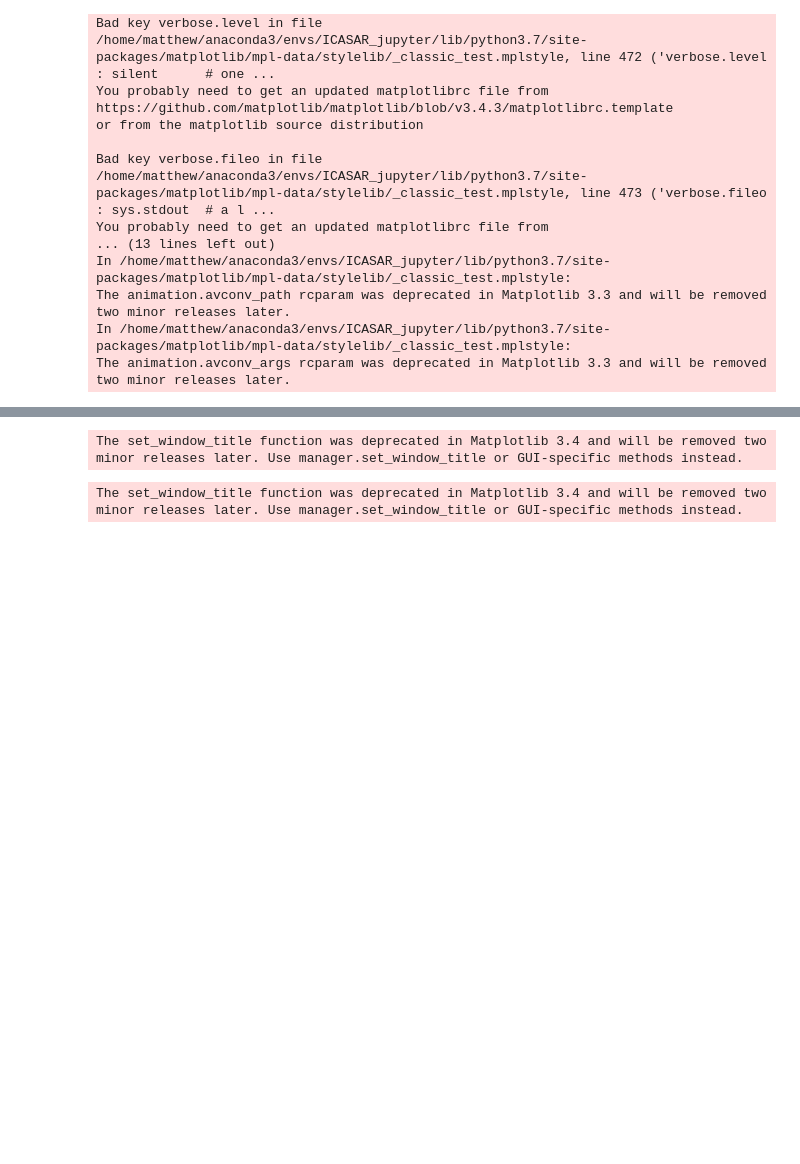
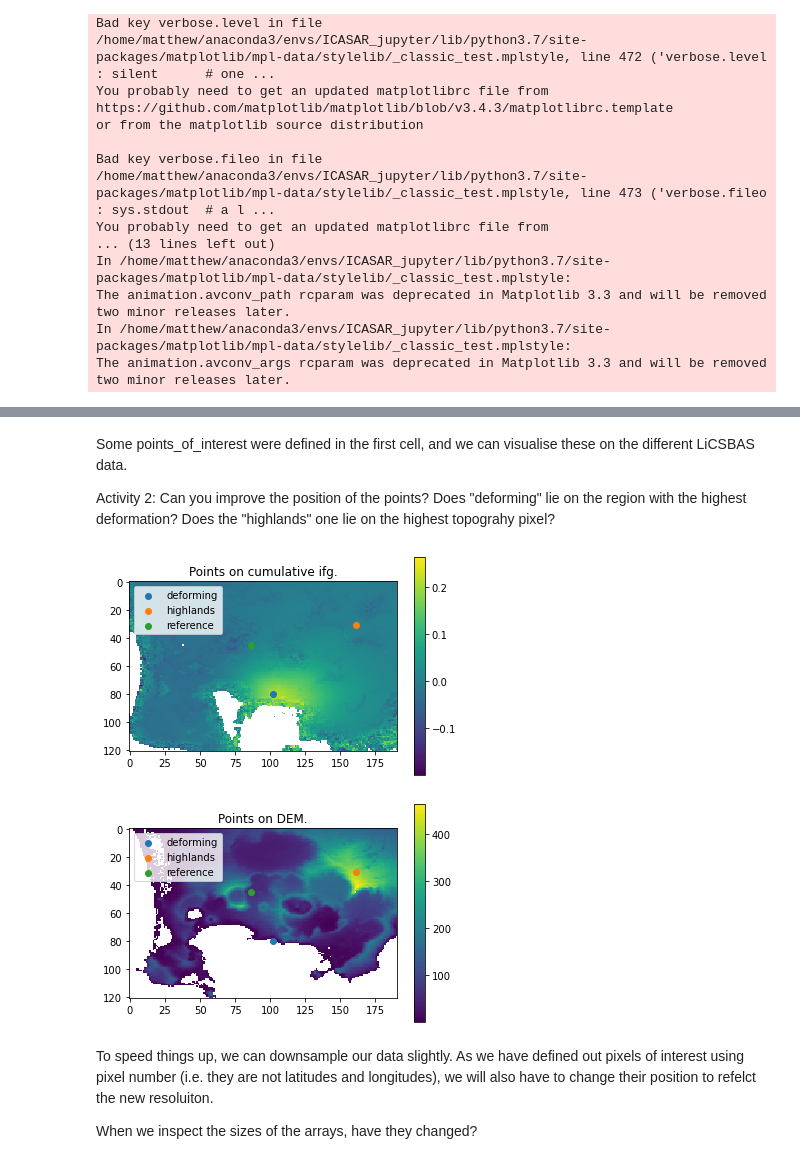
Before and after one commit to matthew-gaddes/insar_workshop, a Jupyter notebook: COMET_workshop.ipynb, the cells around one changed output, grey strips where cells are left out. Cells and saved outputs as stored; diff of their text form; code cells hidden in the pictures; blank space fills up the shorter version.

```diff
--- a/COMET_workshop.ipynb
+++ b/COMET_workshop.ipynb
@@ -239,23 +122,24 @@ baselines_cumulative : 157
-# %%
-#%% Have a look at some parts of the LiCSBAS time series
-
-# 1: The DEM.
-matrix_show(displacement_r2['dem'], title = 'DEM')
-
-# 2: The mask.
-matrix_show(displacement_r2['mask'], title = 'Mask')
-# %% [output]
-The set_window_title function was deprecated in Matplotlib 3.4 and will be removed two minor releases later. Use manager.set_window_title or GUI-specific methods instead.
-# %%
-#%% Investigate the difference between row vectors and rank 2 data
-
-# 3: The last cumulative interferogram.
-matrix_show(np.sum(displacement_r2['incremental'], axis = 0), title = 'Last cumulative interferogram as a row vector')
-matrix_show(col_to_ma(np.sum(displacement_r2['incremental'], axis = 0), displacement_r2['mask']), title = 'Last cumulative interferogram as a 2d array')
-
-
-displacement_r3 = {'incremental' : r2_to_r3(displacement_r2['incremental'], displacement_r2['mask'])}                                          # convert rank 2 (ie row vectors) to rank 3 (e.g n_images x ny x nx)
-# displacement_r3['cumulative']  = np.concatenate((np.zeros((1,displacement_r2['dem'].shape[0], displacement_r2['dem'].shape[1])),
-#                                                  np.cumsum(displacement_r3['incremental'], axis = 0)), axis = 0 )
-# %% [output]
-The set_window_title function was deprecated in Matplotlib 3.4 and will be removed two minor releases later. Use manager.set_window_title or GUI-specific methods instead.
+# %% [markdown]
+
+Some points_of_interest were defined in the first cell, and we can visualise these on the different LiCSBAS data.
+
+Activity 2: Can you improve the position of the points?  Does "deforming"  lie on the region with the highest deformation?  Does the "highlands" one lie on the highest topograhy pixel?
+# %%
+########## editable
+points_interest['deforming'] = (102, 80)                 #
+points_interest['highlands'] = (161, 31)                    #
+########## editable
+
+
+plot_points_on_image(np.sum(displacement_r3['incremental'], axis = 0),
+                     points_interest, title = 'Points on cumulative ifg.')
+
+plot_points_on_image(displacement_r2['dem'],
+                     points_interest, title = 'Points on DEM.')
+# %% [output]
+[figure, added]
+[figure, added]
+# %% [markdown]
+To speed things up, we can downsample our data slightly.  As we have defined out pixels of interest using pixel number (i.e. they are not latitudes and longitudes), we will also have to change their position to refelct the new resoluiton.
+
+When we inspect the sizes of the arrays, have they changed?
```
Also changed, not shown: parts of 14 cells of this notebook, 1 other file.
